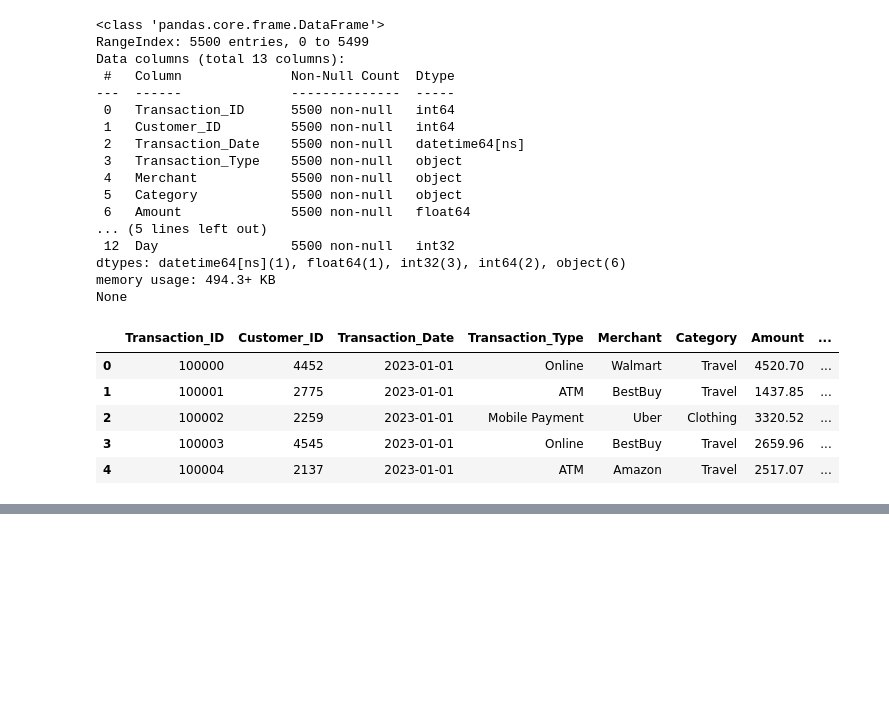
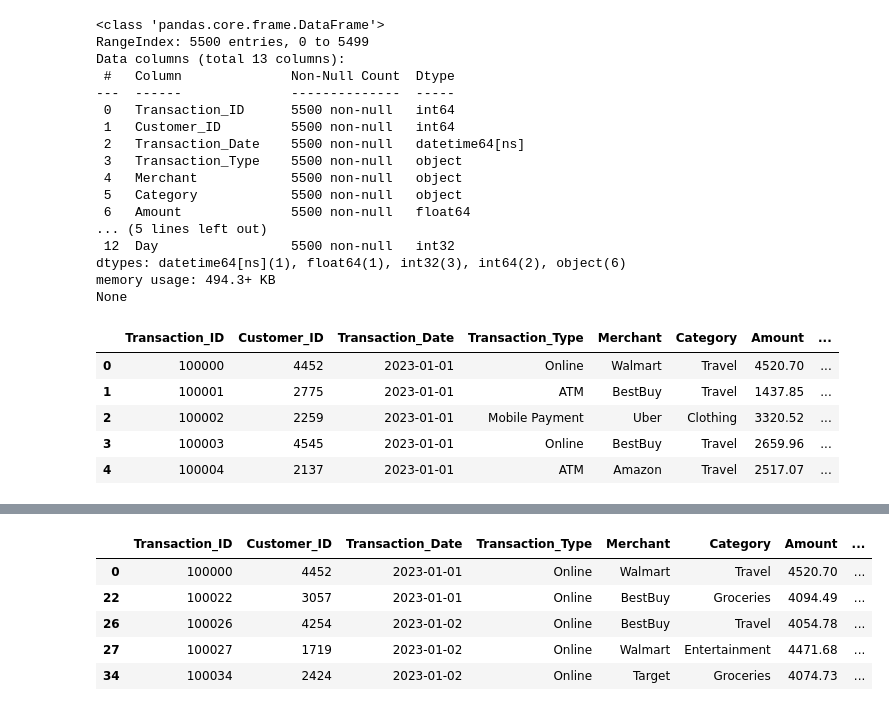
Before and after one commit to vipinyadav23542-ai/python_pandasvip, a Jupyter notebook: creditcardcasestudy.ipynb, the cells around one changed output, grey strips where cells are left out. Saved outputs shown, nothing was run; the diff lists cells and outputs as text; code cells hidden in the pictures; blank space fills up the shorter version.

```diff
--- a/creditcardcasestudy.ipynb
+++ b/creditcardcasestudy.ipynb
@@ -165,0 +189,12 @@ df.to_csv("clean_data.csv")
+# %%
+###find the transctons where amount > 1000 and transcation type is online
+####select only approved transcation from the dataset
+high_transactions = df[(df['Amount'] > 3000) & (df['Transaction_Type'] == "Online")]
+high_transactions.head()
+# %% [output]
+|  | Transaction_ID | Customer_ID | Transaction_Date | Transaction_Type | Merchant | Category | Amount | ... |
+| 0 | 100000 | 4452 | 2023-01-01 | Online | Walmart | Travel | 4520.70 | ... |
+| 22 | 100022 | 3057 | 2023-01-01 | Online | BestBuy | Groceries | 4094.49 | ... |
+| 26 | 100026 | 4254 | 2023-01-02 | Online | BestBuy | Travel | 4054.78 | ... |
+| 27 | 100027 | 1719 | 2023-01-02 | Online | Walmart | Entertainment | 4471.68 | ... |
+| 34 | 100034 | 2424 | 2023-01-02 | Online | Target | Groceries | 4074.73 | ... |
```
Also changed, not shown: parts of 10 cells of this notebook.
